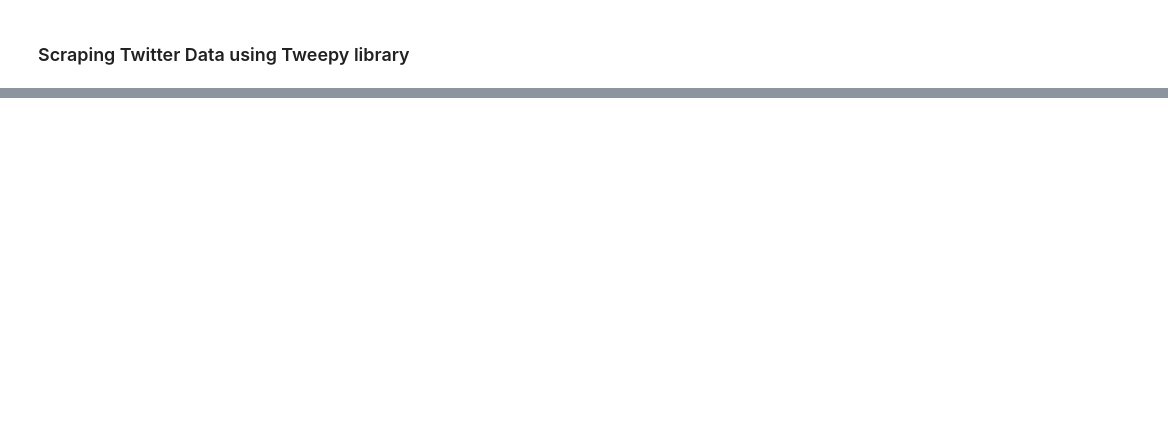
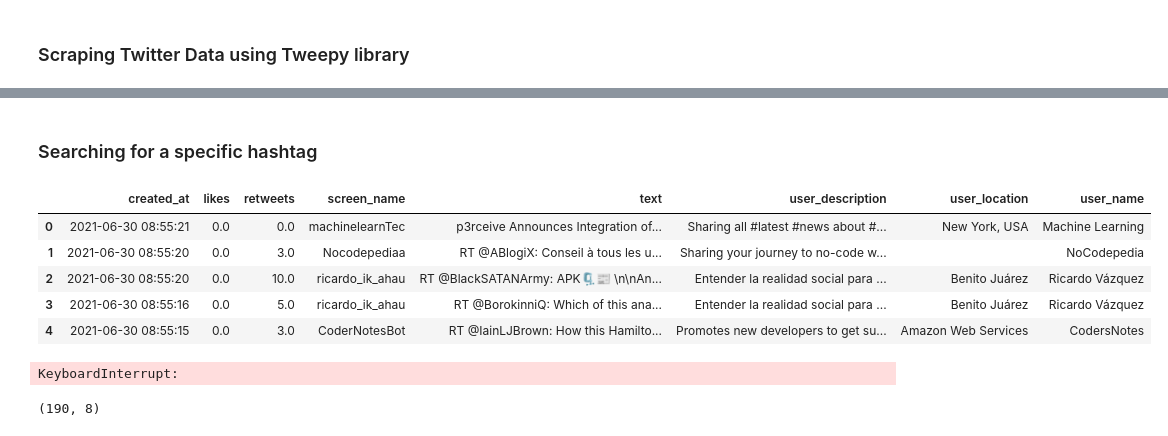
Before and after one commit to sujanshirol/gl-nlp, a Jupyter notebook: S3/GL - NLP - Session 3.ipynb, the cells around one changed output, grey strips where cells are left out. Saved outputs shown, nothing was run; the diff lists cells and outputs as text; code cells hidden in the pictures; blank space fills up the shorter version.

```diff
--- a/S3/GL - NLP - Session 3.ipynb
+++ b/S3/GL - NLP - Session 3.ipynb
@@ -301,0 +327,12 @@ df_articles
+# %%
+tweets = pd.DataFrame()
+for tweet in modi_tweets:
+    temp = {
+        'created_at': tweet.created_at,
+        'text': tweet.text,
+        'likes': tweet.favorite_count,
+        'retweets': tweet.retweet_count,
+        'source': tweet.source
+    }
+    tweets = tweets.append(temp, ignore_index=True)
+tweets.head()
@@ -301,0 +346,16 @@ df_articles
+# %%
+tweets = pd.DataFrame()
+
+for page in range(1,6):
+    modi_tweets = api.user_timeline('narendramodi', page=page, count=200)
+
+    for tweet in modi_tweets:
+        temp = {
+            'created_at': tweet.created_at,
+            'text': tweet.text,
+            'likes': tweet.favorite_count,
+            'retweets': tweet.retweet_count,
+            'source': tweet.source
+        }
+        tweets = tweets.append(temp, ignore_index=True)
+tweets.shape
@@ -301,0 +373,4 @@ df_articles
+# %% [markdown]
+### Searching for a specific hashtag
+# %%
+ds_tweets = api.search('#datascience', count=200)
@@ -301,0 +379,22 @@ df_articles
+# %%
+df_ds_tweets = pd.DataFrame()
+for tweet in ds_tweets:
+    temp = {
+        'created_at': tweet.created_at,
+        'text': tweet.text,
+        'likes': tweet.favorite_count,
+        'retweets': tweet.retweet_count,
+        'user_name': tweet.user.name,
+        'screen_name': tweet.user.screen_name,
+        'user_description': tweet.user.description,
+        'user_location': tweet.user.location,
+    }
+    df_ds_tweets = df_ds_tweets.append(temp, ignore_index=True)
+df_ds_tweets.head()
+# %% [output]
+|  | created_at | likes | retweets | screen_name | text | user_description | user_location | user_name |
+| 0 | 2021-06-30 08:55:21 | 0.0 | 0.0 | machinelearnTec | p3rceive Announces Integration of... | Sharing all #latest #news about #... | New York, USA | Machine Learning |
+| 1 | 2021-06-30 08:55:20 | 0.0 | 3.0 | Nocodepediaa | RT @ABlogiX: Conseil à tous les u... | Sharing your journey to no-code w... |  | NoCodepedia |
+| 2 | 2021-06-30 08:55:20 | 0.0 | 10.0 | ricardo_ik_ahau | RT @BlackSATANArmy: APK🗜️📰 \n\nAn... | Entender la realidad social para ... | Benito Juárez | Ricardo Vázquez |
+| 3 | 2021-06-30 08:55:16 | 0.0 | 5.0 | ricardo_ik_ahau | RT @BorokinniQ: Which of this ana... | Entender la realidad social para ... | Benito Juárez | Ricardo Vázquez |
+| 4 | 2021-06-30 08:55:15 | 0.0 | 3.0 | CoderNotesBot | RT @IainLJBrown: How this Hamilto... | Promotes new developers to get su... | Amazon Web Services | CodersNotes |
@@ -301,0 +409,22 @@ df_articles
+# %%
+df_ds_tweets = pd.DataFrame()
+
+
+for tweet in tweepy.Cursor(api.search, '#datascience').items():
+    temp = {
+        'created_at': tweet.created_at,
+        'text': tweet.text,
+        'likes': tweet.favorite_count,
+        'retweets': tweet.retweet_count,
+        'user_name': tweet.user.name,
+        'screen_name': tweet.user.screen_name,
+        'user_description': tweet.user.description,
+        'user_location': tweet.user.location,
+    }
+    df_ds_tweets = df_ds_tweets.append(temp, ignore_index=True)
+# %% [output]
+KeyboardInterrupt:
+# %%
+df_ds_tweets.shape
+# %% [output]
+(190, 8)
```
Also changed, not shown: parts of 10 cells of this notebook.
